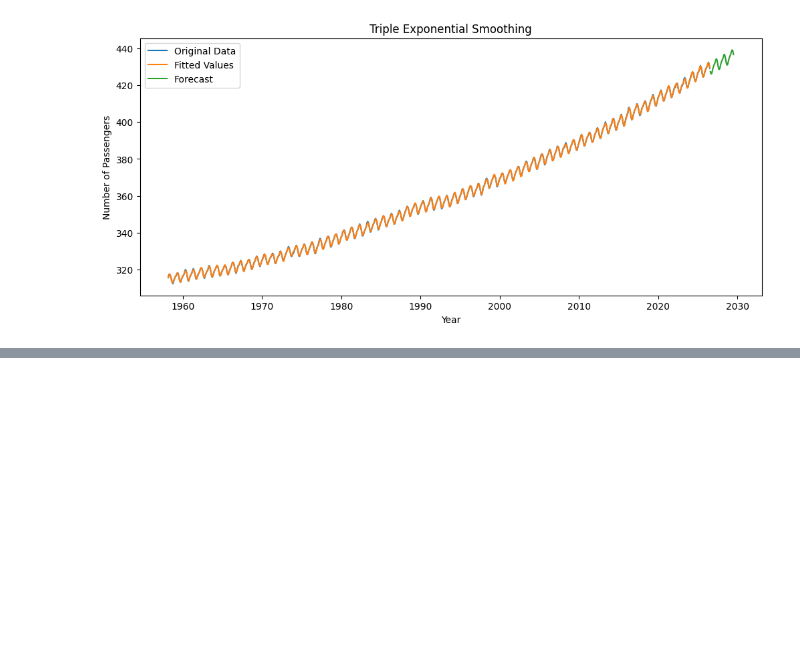
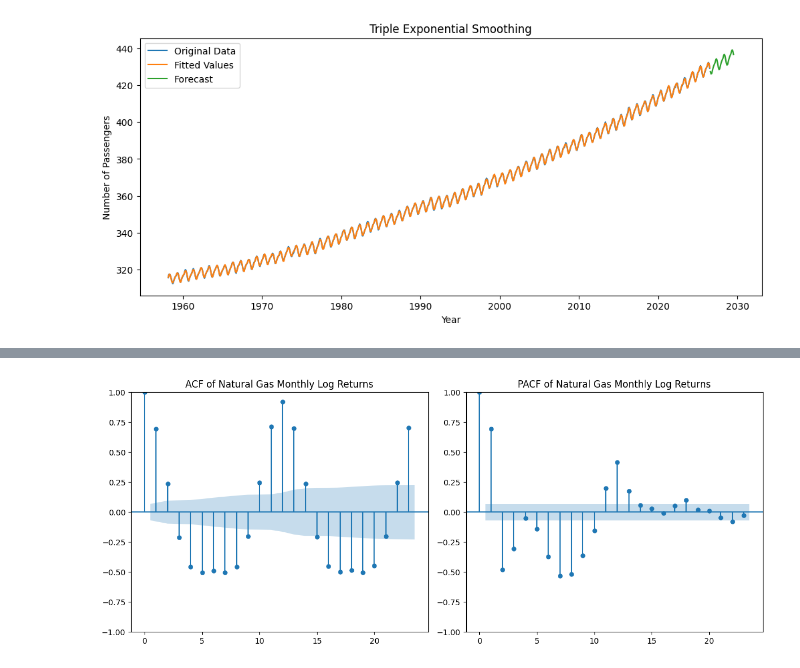
Before and after one commit to the-paulbear/noaa-greenhouse-gas-forecasting, a Jupyter notebook: CO2.ipynb, the cells around one changed output, grey strips where cells are left out. Saved outputs shown, nothing was run; the diff lists cells and outputs as text; code cells hidden in the pictures; blank space fills up the shorter version.

```diff
--- a/CO2.ipynb
+++ b/CO2.ipynb
@@ -156,0 +273,24 @@ plt.show()
+# %%
+# ACF & PACF of natural gas monthly log returns
+
+from statsmodels.graphics.tsaplots import plot_acf, plot_pacf
+import matplotlib.pyplot as plt
+
+# Extract the raw price series
+prices2 = natgas_diff['Difference']
+
+# Create ACF and PACF plots
+fig, axes = plt.subplots(1, 2, figsize=(12, 5))
+
+# ACF
+plot_acf(prices2, lags=23, ax=axes[0]) # upto lag 23
+axes[0].set_title("ACF of Natural Gas Monthly Log Returns")
+
+# PACF
+plot_pacf(prices2, lags=23, ax=axes[1], method='ywm')
+axes[1].set_title("PACF of Natural Gas Monthly Log Returns")
+
+plt.tight_layout()
+plt.show()
+# %% [output]
+[figure, added]
```
Also changed, not shown: parts of 5 cells of this notebook.
